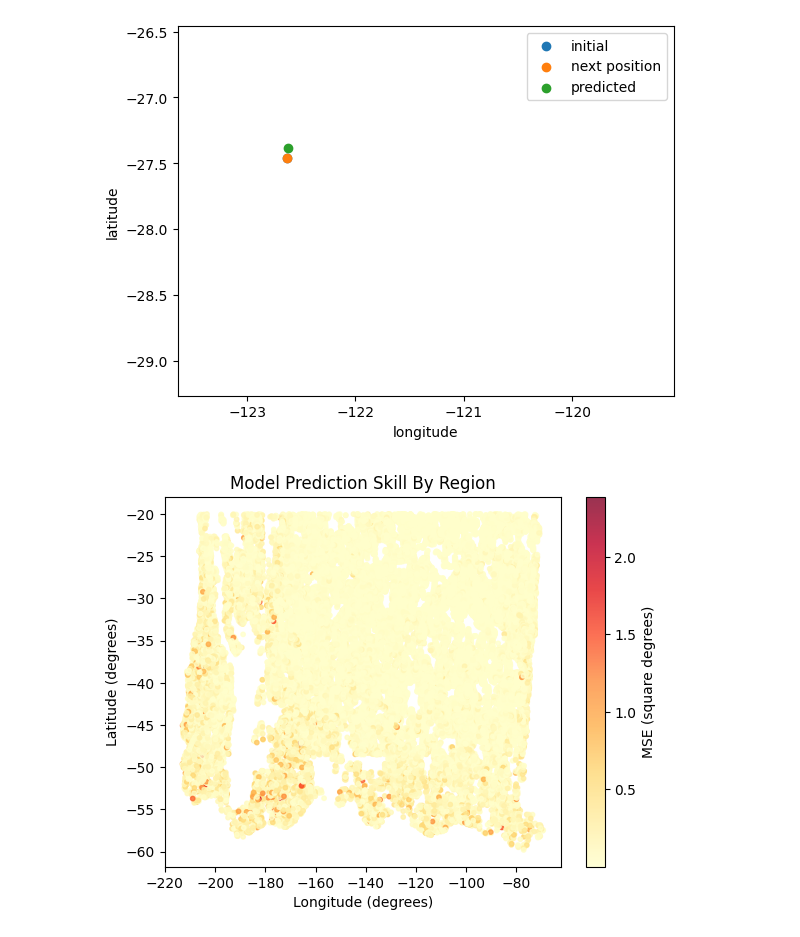
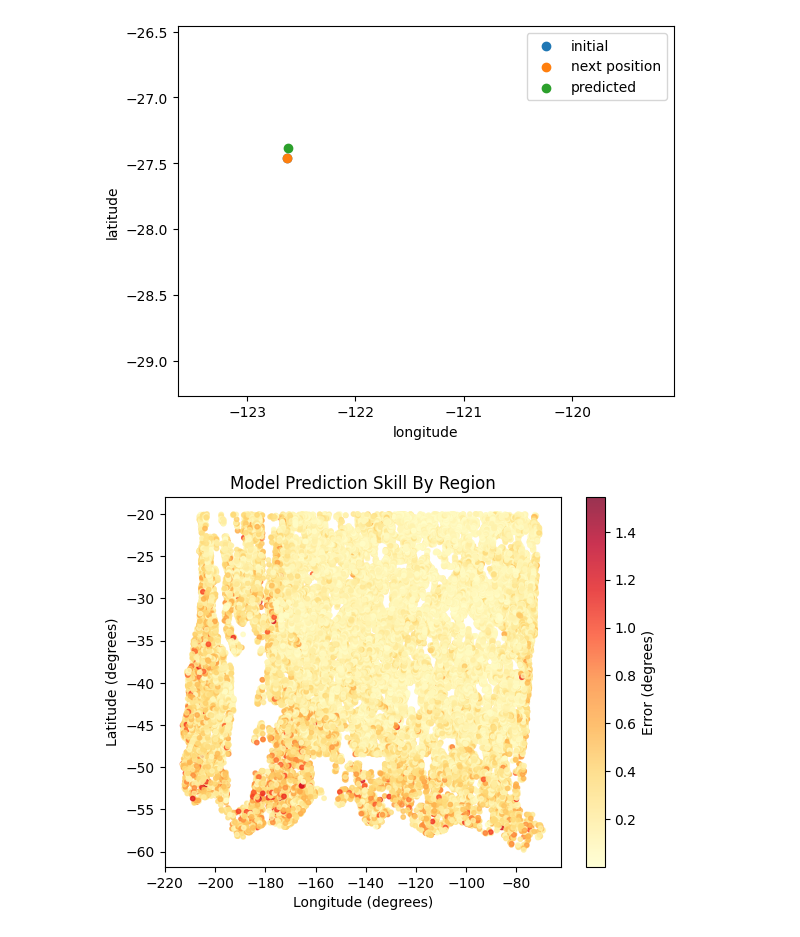
Before and after one commit to kalkulator413/argo_nn, a Jupyter notebook: train.ipynb, the cells around one changed output. Drawn from its saved outputs; the diff is of its cells as text; code cells hidden in the pictures.

Commit message:
fix mse calculations, regional plot

```diff
--- a/train.ipynb
+++ b/train.ipynb
@@ -13,6 +13,6 @@ device(type='cuda')
 # %%
-# complete = pd.read_csv('EOF_Bath_SPacific.csv')
-complete = pd.read_csv('/kaggle/input/spacific3/Full_SPacific2.csv')
+complete = pd.read_csv('data/Full_SPacific2.csv')
+# complete = pd.read_csv('/kaggle/input/spacific3/Full_SPacific2.csv')
 complete
 # %% [output]
 |  | Unnamed: 0 | folderidx | float | profileidx | year | month | day | lat | lon | nlat | ... |
@@ -364,21 +364,21 @@ for i in range(just_one.shape[0]):
 # %%
 Y2 = final[['dy', 'dx']].to_numpy()
 X2 = final.drop(columns=['dy', 'dx']).to_numpy()
 X2 = torch.tensor(X2).float().to(device)
 Y2 = torch.tensor(Y2).float()
 preds = model(X2).cpu()
 lat_errs = np.abs(preds.detach()[:, 0] - Y2.detach()[:, 0])
 lon_errs = np.abs(preds.detach()[:, 1] - Y2.detach()[:, 1])
-total_err = lat_errs**2 + lon_errs**2
+total_err = np.sqrt(lat_errs**2 + lon_errs**2)
 total_err
 lons = data.get('lon')
 lons = [x if x < 0 else x-360 for x in lons]
 lats = data.get('lat')
 plt.scatter(lons, lats, c=total_err, s=10, cmap='YlOrRd', alpha=.8)
 plt.title('Model Prediction Skill By Region')
 plt.xlabel('Longitude (degrees)')
 plt.ylabel('Latitude (degrees)')
-plt.colorbar(label='MSE (square degrees)')
+plt.colorbar(label='Error (degrees)')
 plt.show()
 # %% [output]
-[figure, old version]
+[figure, new version]
```
Also changed, not shown: parts of 6 cells of this notebook.
